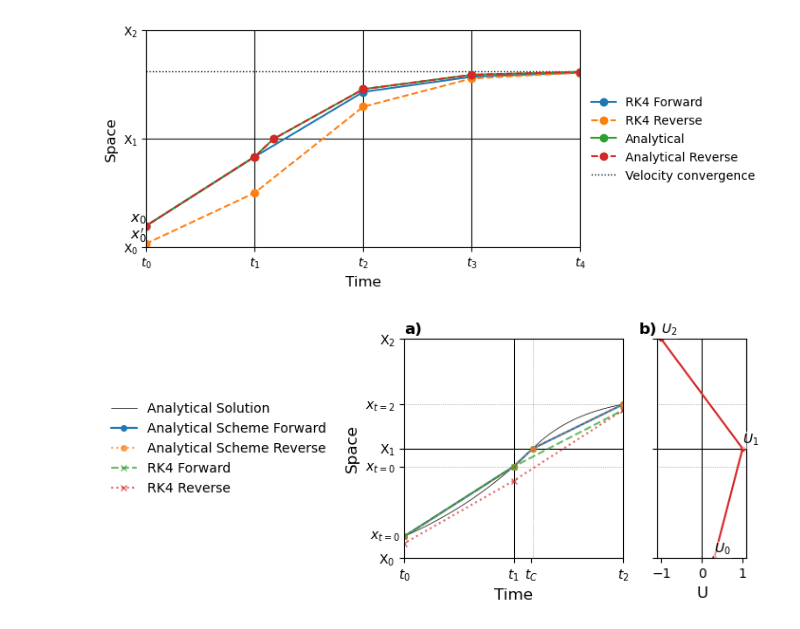
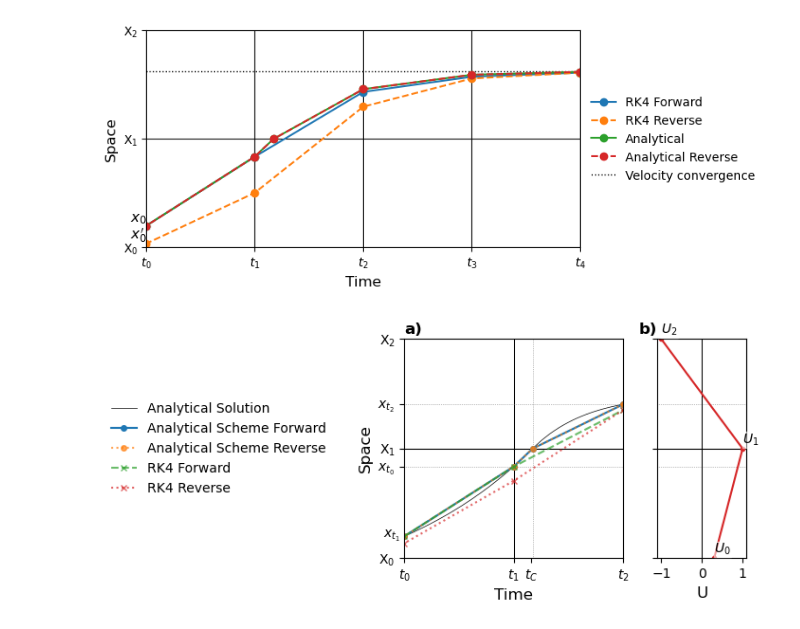
Before and after one commit to OceanParcels/backtracking_stability_bias, a Jupyter notebook: idealized/truncation.ipynb, the cells around one changed output. Drawn from its saved outputs; the diff is of its cells as text; code cells hidden in the pictures.

Commit message:
figure capitalization at time labels in fig 1

```diff
--- a/idealized/truncation.ipynb
+++ b/idealized/truncation.ipynb
@@ -247,7 +247,7 @@ ax.set_xticks([0, 0.25, an_t_leg1[-1], 0.5])
 ax.set_xticklabels(["$t_0$", "$t_1$", "$t_C$", "$t_2$"])
 ax.set_yticks([0, X_anal[1], 0.25, X_anal[3], 0.5])
 # ax.set_yticks(np.arange(0, 0.51, 0.25))
-ax.set_yticklabels(['X$_0$', '$x_{t=0}$', 'X$_1$', '$x_{t=2}$','X$_2$'])
+ax.set_yticklabels(['X$_0$', r'$x_{t_0}$', 'X$_1$', r'$x_{t_2}$','X$_2$'])
 # ax.set_yticklabels(['$\mathrm{X_0}$', '$\mathrm{X_1}$', '$\mathrm{X_2}$'])
 ax.axhline(0.25, color='black', linewidth=0.75, zorder=0)
 ax.axvline(0.25, color='black', linewidth=0.75, zorder=0)
@@ -259,34 +259,34 @@ ax.axhline(X_anal[1], color='grey', linewidth=0.5, zorder=0, linestyle='dotted')
 ax.axhline(X_anal[3], color='grey', linewidth=0.5, zorder=0, linestyle='dotted')
 
 # ax.grid(color='black')
-ax.text(-0.01, x_rk4[0], "$x_{t=0}$", fontsize=10, ha='right', va="center")
+ax.text(-0.01, x_rk4[0], r"$x_{t_1}$", fontsize=10, ha='right', va="center")
 
 ax.set_xlim(0, dt*n_steps)
 
 ax.legend(bbox_to_anchor=(-0.3, 0.5), loc='center right', frameon=False)
 
 
 ax.set_xlabel("Time", size='large')
 ax.set_ylabel("Space", size='large')
 ax.text(0, 1.01, "a)", fontsize=12, ha='left', va='bottom', fontweight='bold', transform=ax.transAxes)
 
 ax2 = fig.add_subplot(gs[1])
 ax2.plot(U_dum_stat[:3], np.arange(0,0.51, 0.25), marker='.', color='C3')
 
 for i in range(3):
     ax2.text(U_dum_stat[i], i*0.25+0.02, f"$U_{i}$", fontsize=10, ha='left', va='center', bbox=dict(facecolor='white', edgecolor='white', pad=0, alpha=0.5))
 
 ax2.set_yticks(np.arange(0, 0.51, 0.25))
 ax2.set_ylim(0, 0.5)
 ax2.set_xlabel("U", size='large')
 ax2.axhline(0.25, color='black', linewidth=0.75, zorder=0)
 ax2.axvline(0, color='black', linewidth=0.75, zorder=0)
 ax2.set_yticklabels([])
 ax2.axhline(X_anal[1], color='grey', linewidth=0.5, zorder=0, linestyle='dotted')
 ax2.axhline(X_anal[3], color='grey', linewidth=0.5, zorder=0, linestyle='dotted')
 ax2.text(0, 1.01, "b)", fontsize=12, ha='right', va='bottom', fontweight='bold', transform=ax2.transAxes)
 # plt.tight_layout()
 
 plt.savefig("idealized_example.pdf", bbox_inches='tight')
 # %% [output]
-[figure, old version]
+[figure, new version]
```
